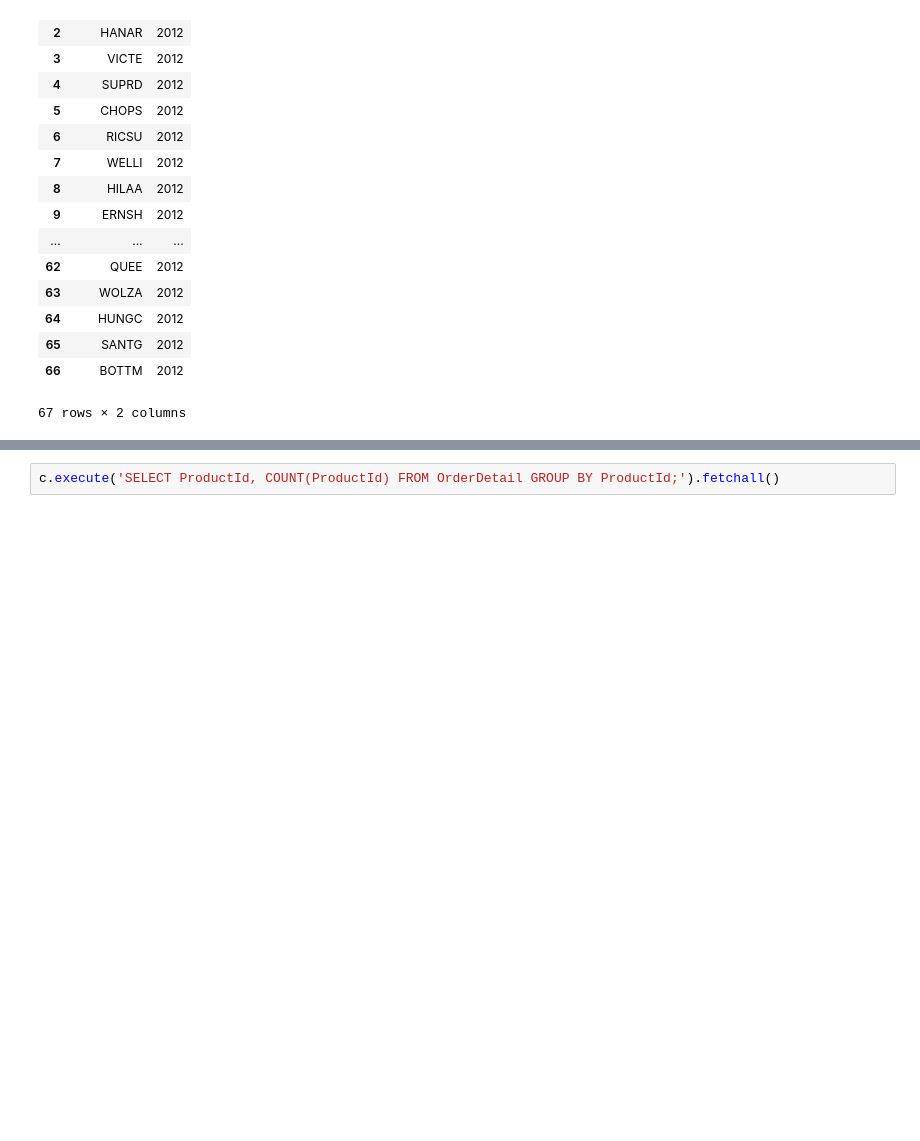
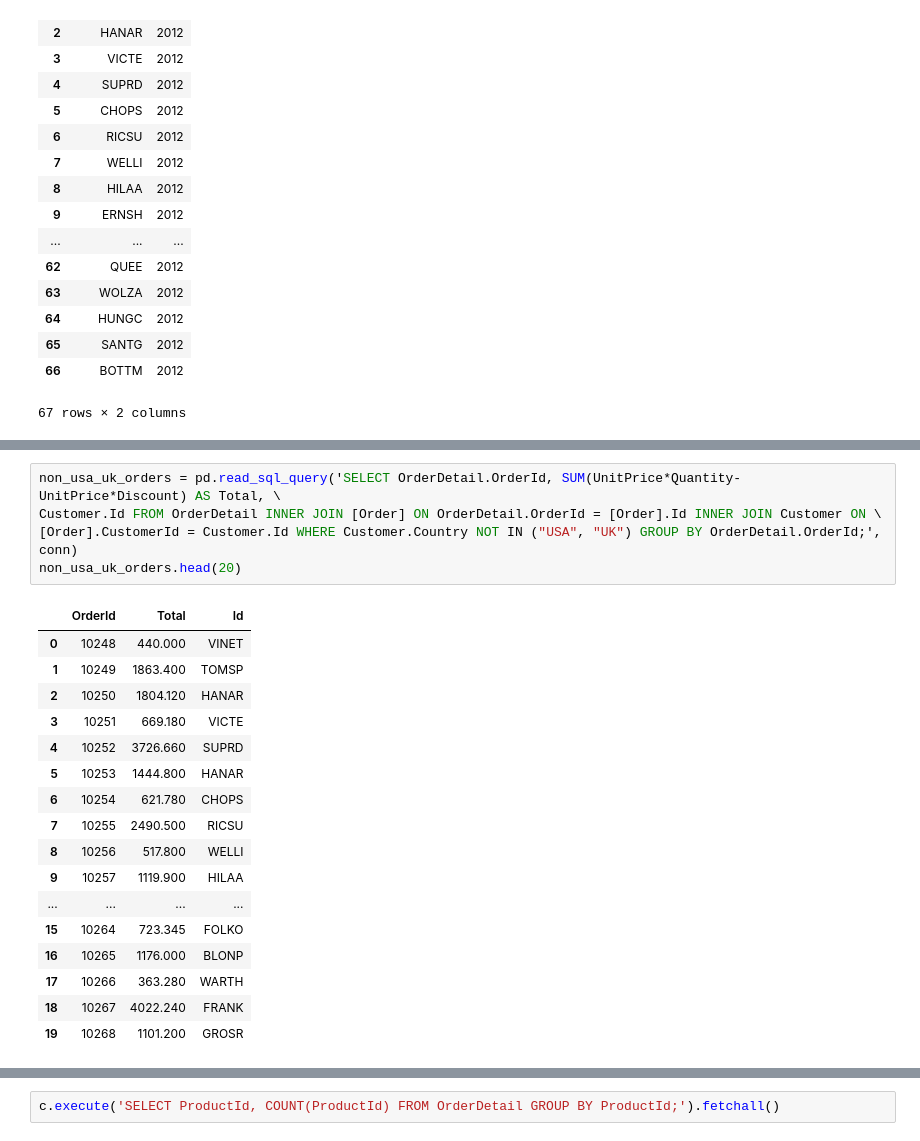
Before and after one commit to MagicMilly/dsc-2-final-project-online-ds-ft-100118, a Jupyter notebook: student.ipynb, the cells around one changed output, grey strips where cells are left out. Drawn from its saved outputs; the diff is of its cells as text; blank space fills up the shorter version.

```diff
--- a/student.ipynb
+++ b/student.ipynb
@@ -1479,0 +1688,23 @@ product_df.head()
+# %%
+non_usa_uk_orders = pd.read_sql_query('SELECT OrderDetail.OrderId, SUM(UnitPrice*Quantity-UnitPrice*Discount) AS Total, \
+Customer.Id FROM OrderDetail INNER JOIN [Order] ON OrderDetail.OrderId = [Order].Id INNER JOIN Customer ON \
+[Order].CustomerId = Customer.Id WHERE Customer.Country NOT IN ("USA", "UK") GROUP BY OrderDetail.OrderId;', conn)
+non_usa_uk_orders.head(20)
+# %% [output]
+|  | OrderId | Total | Id |
+| 0 | 10248 | 440.000 | VINET |
+| 1 | 10249 | 1863.400 | TOMSP |
+| 2 | 10250 | 1804.120 | HANAR |
+| 3 | 10251 | 669.180 | VICTE |
+| 4 | 10252 | 3726.660 | SUPRD |
+| 5 | 10253 | 1444.800 | HANAR |
+| 6 | 10254 | 621.780 | CHOPS |
+| 7 | 10255 | 2490.500 | RICSU |
+| 8 | 10256 | 517.800 | WELLI |
+| 9 | 10257 | 1119.900 | HILAA |
+| ... | ... | ... | ... |
+| 15 | 10264 | 723.345 | FOLKO |
+| 16 | 10265 | 1176.000 | BLONP |
+| 17 | 10266 | 363.280 | WARTH |
+| 18 | 10267 | 4022.240 | FRANK |
+| 19 | 10268 | 1101.200 | GROSR |
```
Also changed, not shown: parts of 36 cells of this notebook.
